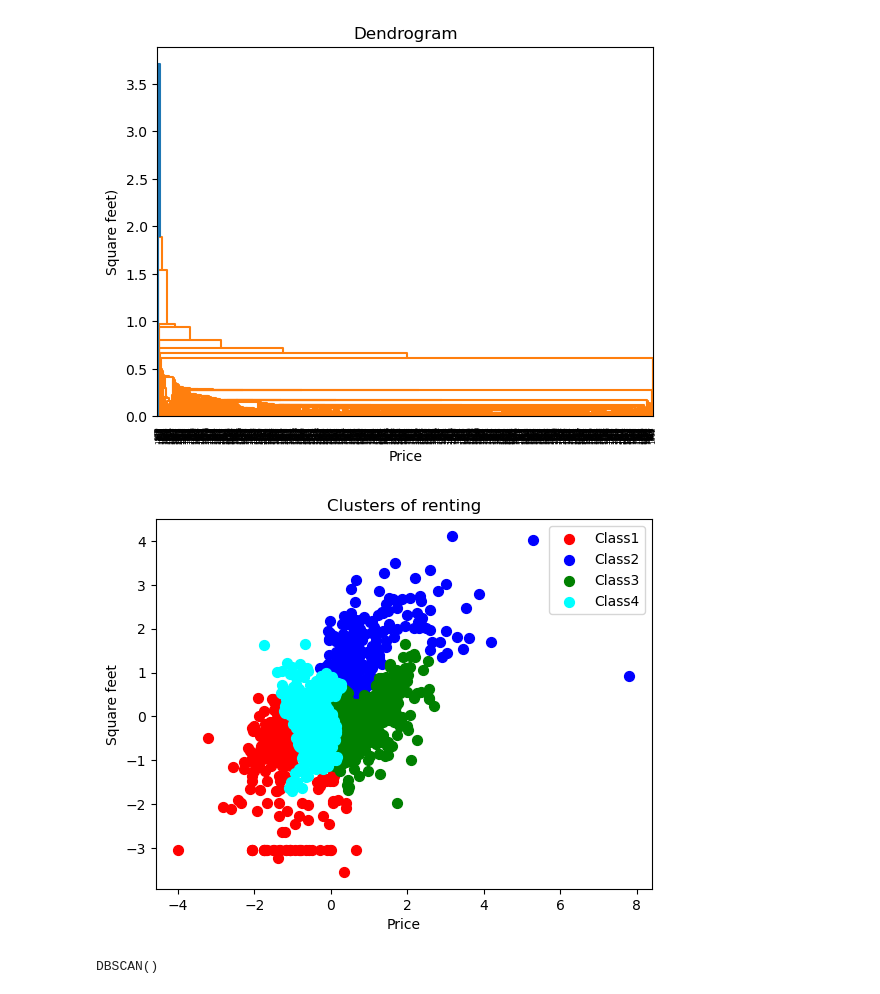
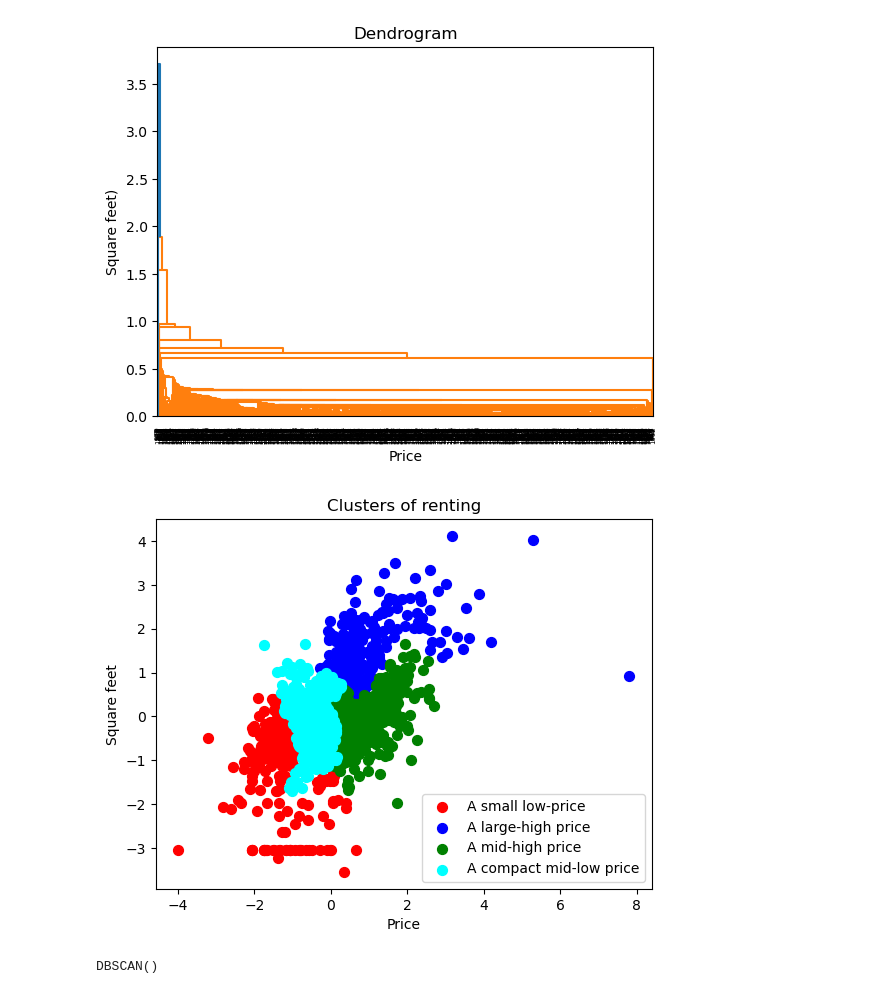
Before and after one commit to 2026106-EUB/CA1-ML-for-Business-, a Jupyter notebook: CA-1 Clustering.ipynb, the cells around one changed output. Cells and saved outputs as stored; diff of their text form; code cells hidden in the pictures.

```diff
--- a/CA-1 Clustering.ipynb
+++ b/CA-1 Clustering.ipynb
@@ -226,26 +232,26 @@ plt.show()
 # %%
 from sklearn.cluster import AgglomerativeClustering
 
 
 hc = AgglomerativeClustering(n_clusters = 4, metric = 'euclidean', linkage = 'ward')
 #  "hc" by calling a method 'AgglomerativeClustering'
 
 y_hc = hc.fit_predict(x_scaled)
 
 
-plt.scatter(x_scaled[y_hc == 0, 0], x_scaled[y_hc == 0, 1], s = 50, c = 'red', label = 'Class1')
-plt.scatter(x_scaled[y_hc == 1, 0], x_scaled[y_hc == 1, 1], s = 50, c = 'blue', label = 'Class2')
-plt.scatter(x_scaled[y_hc == 2, 0], x_scaled[y_hc == 2, 1], s = 50, c = 'green', label = 'Class3')
-plt.scatter(x_scaled[y_hc == 3, 0], x_scaled[y_hc == 3, 1], s = 50, c = 'cyan', label = 'Class4')
+plt.scatter(x_scaled[y_hc == 0, 0], x_scaled[y_hc == 0, 1], s = 50, c = 'red', label = 'A small low-price')
+plt.scatter(x_scaled[y_hc == 1, 0], x_scaled[y_hc == 1, 1], s = 50, c = 'blue', label = 'A large-high price')
+plt.scatter(x_scaled[y_hc == 2, 0], x_scaled[y_hc == 2, 1], s = 50, c = 'green', label = 'A mid-high price ')
+plt.scatter(x_scaled[y_hc == 3, 0], x_scaled[y_hc == 3, 1], s = 50, c = 'cyan', label = 'A compact mid-low price')
 
 
 plt.title('Clusters of renting')
 plt.xlabel('Price')
 plt.ylabel('Square feet')
 plt.legend()
 plt.show()
 # %% [output]
-[figure, old version]
+[figure, new version]
 # %%
 from sklearn.cluster import DBSCAN
 # Create an object using dbscan
```
Also changed, not shown: parts of 1 cell of this notebook.
